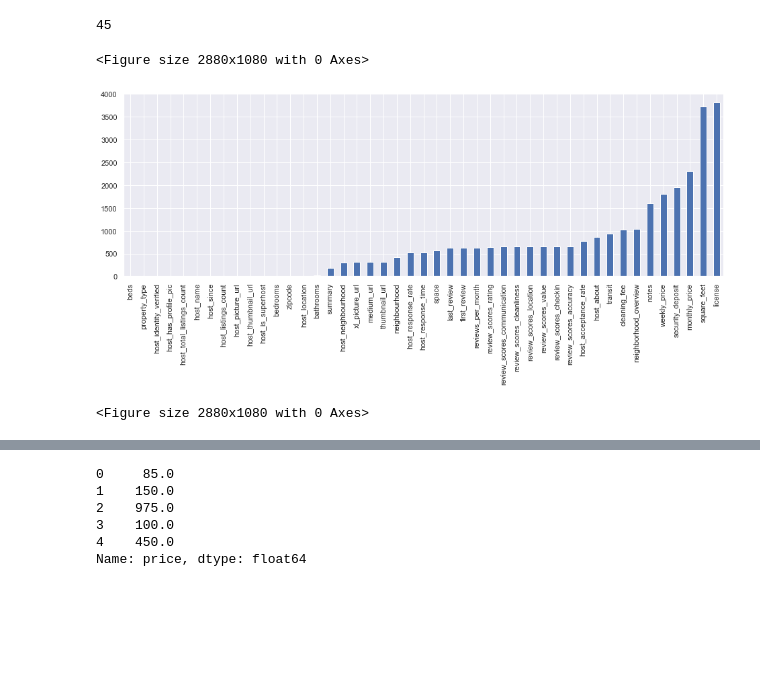
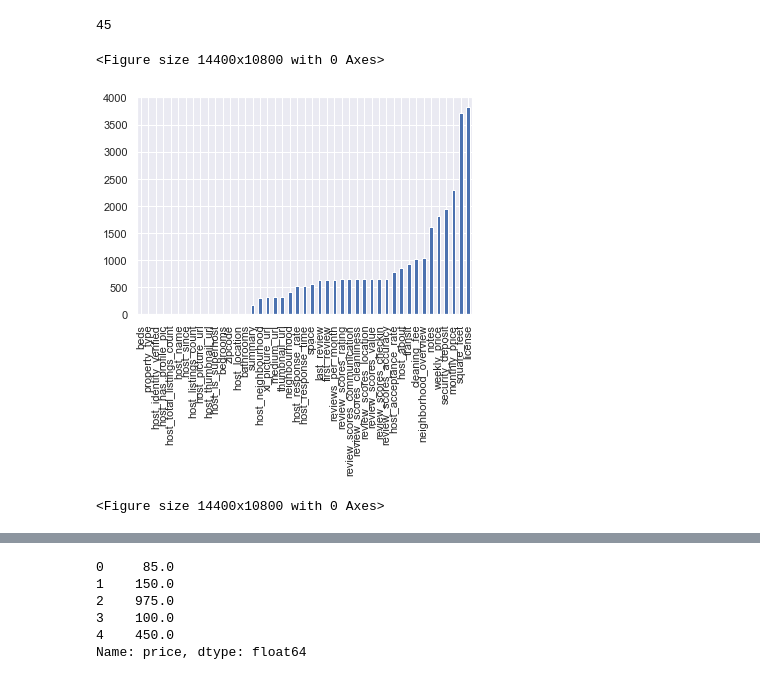
Before and after one commit to rachana-bisht/Airbnb-Seattle, a Jupyter notebook: seattle_airbnb.ipynb, the cells around one changed output, grey strips where cells are left out. Drawn from its saved outputs; the diff is of its cells as text; code cells hidden in the pictures; blank space fills up the shorter version.

```diff
--- a/seattle_airbnb.ipynb
+++ b/seattle_airbnb.ipynb
@@ -95,11 +119,11 @@ len(most_missing_cols)
 # %%
 #a look at columns with most missing values
 missing = listing.isnull().sum()
 missing = missing[missing > 0.75]
 missing.sort_values(inplace=True)
 missing.plot.bar()
-plt.figure(figsize=(40,15))
+plt.figure(figsize=(200,150))
 # %% [output]
-<Figure size 2880x1080 with 0 Axes>
+<Figure size 14400x10800 with 0 Axes>
-[figure, old version]
+[figure, new version]
-<Figure size 2880x1080 with 0 Axes>
+<Figure size 14400x10800 with 0 Axes>
```
Also changed, not shown: parts of 74 cells of this notebook.
